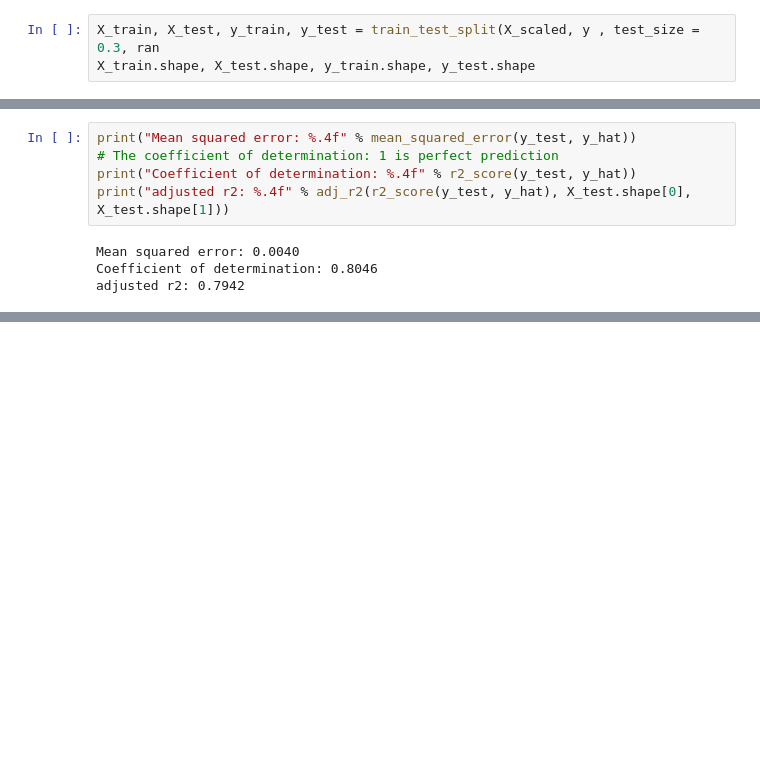
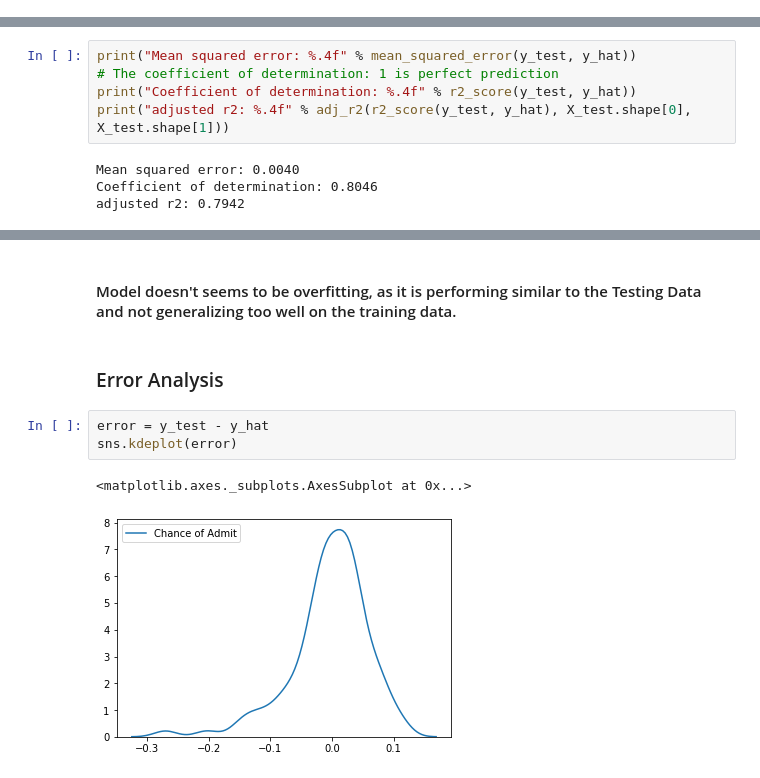
Before and after one commit to s-hub404/DS-ML, a Jupyter notebook: Machine Learning 1/Linear regression/Untitled Folder/Jamboree Education Case Study - Linear Regression.ipynb, the cells around one changed output, grey strips where cells are left out. Saved outputs shown, nothing was run; the diff lists cells and outputs as text; blank space fills up the shorter version.

```diff
--- a/Machine Learning 1/Linear regression/Untitled Folder/Jamboree Education Case Study - Linear Regression.ipynb
+++ b/Machine Learning 1/Linear regression/Untitled Folder/Jamboree Education Case Study - Linear Regression.ipynb
@@ -423,6 +423,3 @@ X_train, X_test, y_train, y_test = train_test_split(X_scaled, y, test_size = 0.2
 X_train.shape, X_test.shape, y_train.shape, y_test.shape
 # %% [output]
 ((400, 5), (100, 5), (400,), (100,))
-# %%
-X_train, X_test, y_train, y_test = train_test_split(X_scaled, y , test_size = 0.3, ran
-X_train.shape, X_test.shape, y_train.shape, y_test.shape
@@ -488,0 +482,10 @@ X_test.shape[0], X_test.shape[1]
+# %% [markdown]
+#### Model doesn't seems to be overfitting, as it is performing similar to the Testing Data and not generalizing too well on the training data.
+# %% [markdown]
+### Error Analysis
+# %%
+error = y_test - y_hat
+sns.kdeplot(error)
+# %% [output]
+<matplotlib.axes._subplots.AxesSubplot at 0x...>
+[figure, added]
```
Also changed, not shown: parts of 8 cells of this notebook.
